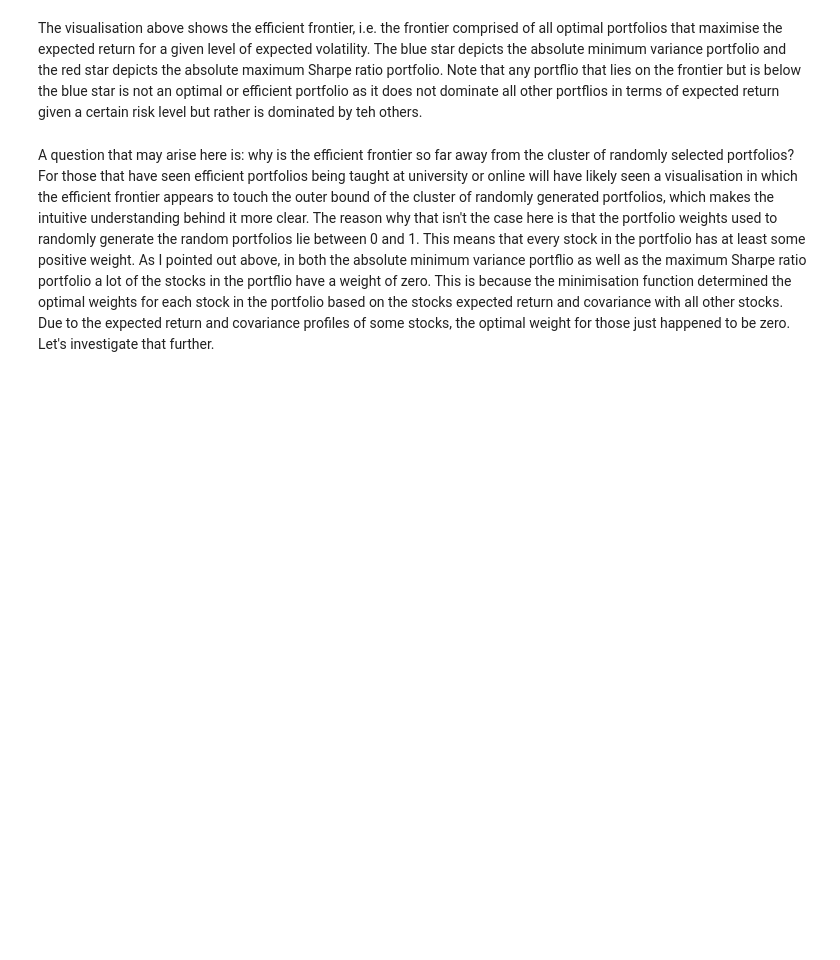
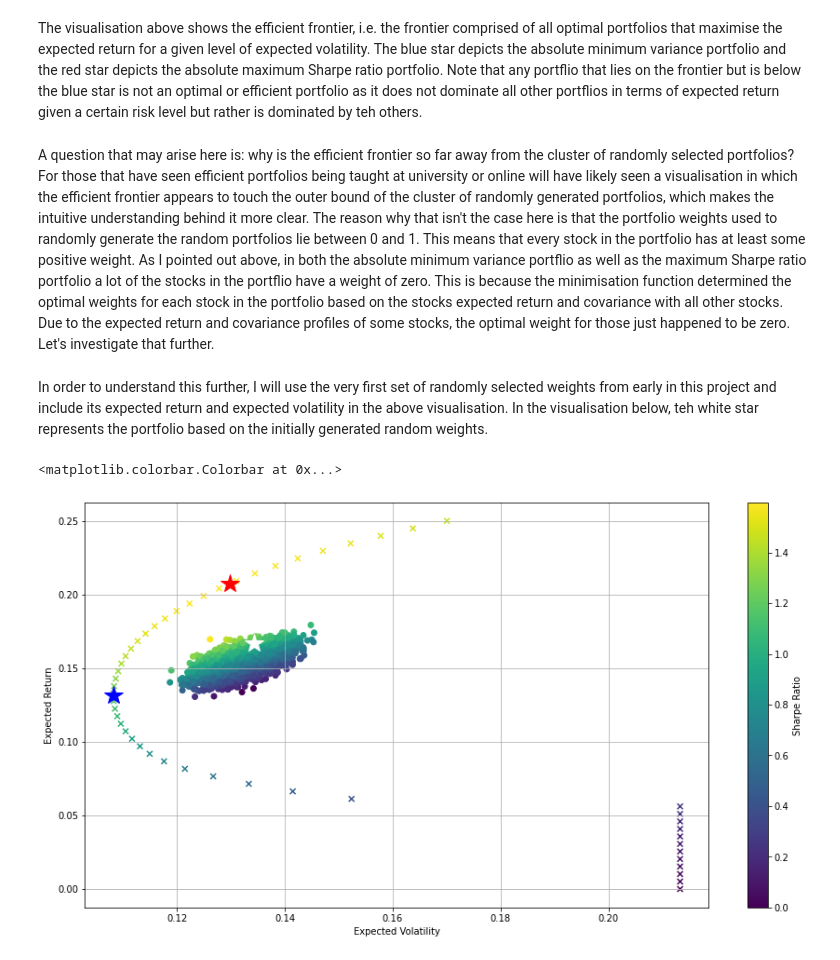
Before and after one commit to JoBe10/Mean_Variance_Portfolio_Optimisation, a Jupyter notebook: Efficient_Frontiers.ipynb, the cells around one changed output. Saved outputs shown, nothing was run; the diff lists cells and outputs as text; code cells hidden in the pictures; blank space fills up the shorter version.

```diff
--- a/Efficient_Frontiers.ipynb
+++ b/Efficient_Frontiers.ipynb
@@ -373,3 +334,20 @@ plt.colorbar(label='Sharpe Ratio')
 The visualisation above shows the efficient frontier, i.e. the frontier comprised of all optimal portfolios that maximise the expected return for a given level of expected volatility. The blue star depicts the absolute minimum variance portfolio and the red star depicts the absolute maximum Sharpe ratio portfolio. Note that any portflio that lies on the frontier but is below the blue star is not an optimal or efficient portfolio as it does not dominate all other portflios in terms of expected return given a certain risk level but rather is dominated by teh others.
 # %% [markdown]
 A question that may arise here is: why is the efficient frontier so far away from the cluster of randomly selected portfolios? For those that have seen efficient portfolios being taught at university or online will have likely seen a visualisation in which the efficient frontier appears to touch the outer bound of the cluster of randomly generated portfolios, which makes the intuitive understanding behind it more clear. The reason why that isn't the case here is that the portfolio weights used to randomly generate the random portfolios lie between 0 and 1. This means that every stock in the portfolio has at least some positive weight. As I pointed out above, in both the absolute minimum variance portflio as well as the maximum Sharpe ratio portfolio a lot of the stocks in the portflio have a weight of zero. This is because the minimisation function determined the optimal weights for each stock in the portfolio based on the stocks expected return and covariance with all other stocks. Due to the expected return and covariance profiles of some stocks, the optimal weight for those just happened to be zero. Let's investigate that further.
+# %% [markdown]
+In order to understand this further, I will use the very first set of randomly selected weights from early in this project and include its expected return and expected volatility in the above visualisation. In the visualisation below, teh white star represents the portfolio based on the initially generated random weights.
+# %%
+# Include the initially generated random weights
+plt.figure(figsize=(15, 8))
+plt.scatter(ptf_stds, ptf_rs, c=ptf_rs/ptf_stds, marker='o')
+plt.scatter(target_stds, target_rs, c=target_rs/target_stds, marker='x')
+plt.plot(ptf_stats(opts['x'])[1], ptf_stats(opts['x'])[0], 'r*', markersize=20.0)
+plt.plot(ptf_stats(opt_var['x'])[1], ptf_stats(opt_var['x'])[0], 'b*', markersize=20.0)
+plt.plot(ptf_stats(weights)[1], ptf_stats(weights)[0], 'w*', markersize=20.0)
+plt.grid(True)
+plt.xlabel('Expected Volatility')
+plt.ylabel('Expected Return')
+plt.colorbar(label='Sharpe Ratio')
+# %% [output]
+<matplotlib.colorbar.Colorbar at 0x...>
+[figure, added]
```
Also changed, not shown: parts of 7 cells of this notebook.
